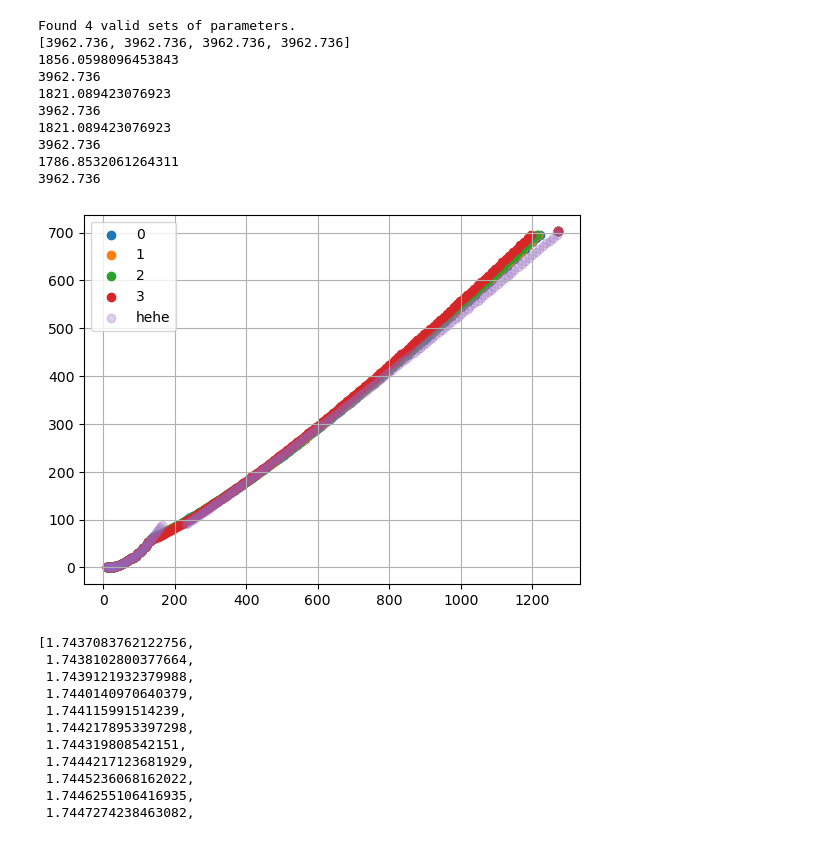
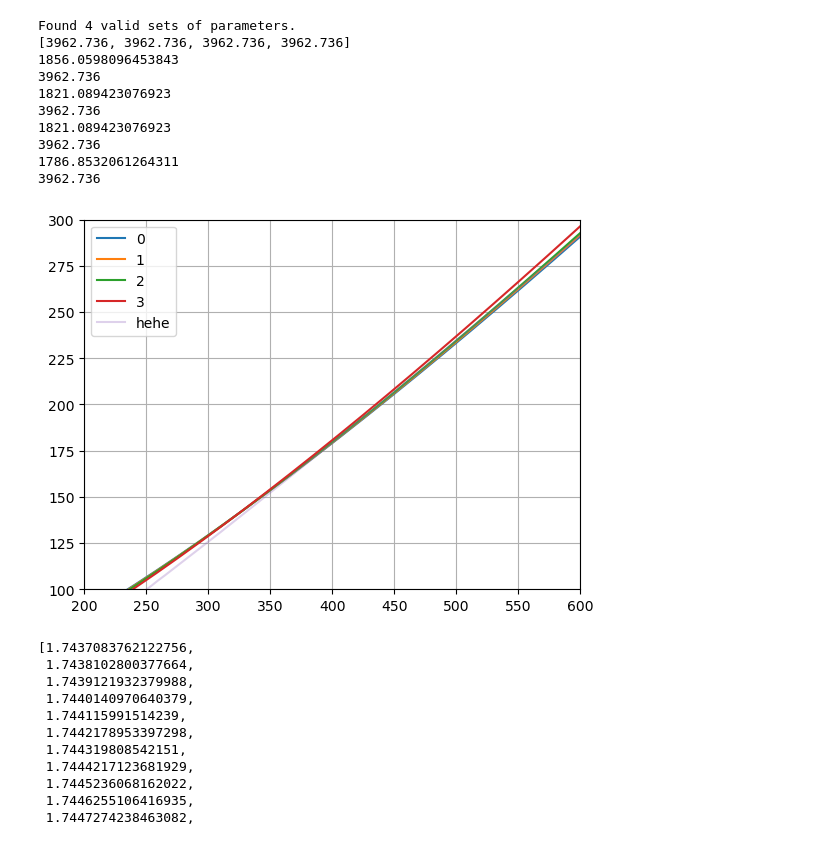
Before and after one commit to katta626/Phase_Transition, a Jupyter notebook: code/Relation_Codes/eos_mixed_phase.ipynb, the cells around one changed output. Cells and saved outputs as stored; diff of their text form; code cells hidden in the pictures.

Commit message:
added the newest plot of mixed phase for EOS

```diff
--- a/code/Relation_Codes/eos_mixed_phase.ipynb
+++ b/code/Relation_Codes/eos_mixed_phase.ipynb
@@ -542,16 +542,16 @@ Found 4 valid sets of parameters.
 3962.736
 # %%
 for i in range(len(P_arr_dp)):
-    plt.scatter(E_arr_dp[i], P_arr_dp[i], label=i)
-plt.scatter(cols_e, cols_p, label = 'hehe', alpha = 0.3)
+    plt.plot(E_arr_dp[i], P_arr_dp[i], label=i)
+plt.plot(cols_e, cols_p, label = 'hehe', alpha = 0.3)
 #plt.plot(eos[0][2], eos[0][0][:-1], label = "max_smoothness")
-#plt.xlim(1500,2400)
-#plt.ylim(0,200)
+plt.xlim(200,600)
+plt.ylim(100,300)
 plt.legend()
 plt.grid()
 plt.show()
 # %% [output]
-[figure, old version]
+[figure, new version]
 # %%
 P_crit_1 = cols_p_had[-1]*(1+0.01)
 P_crit_2 = cols_p_had[-1]*(1+0.3)
```
Also changed, not shown: 2 other files.
